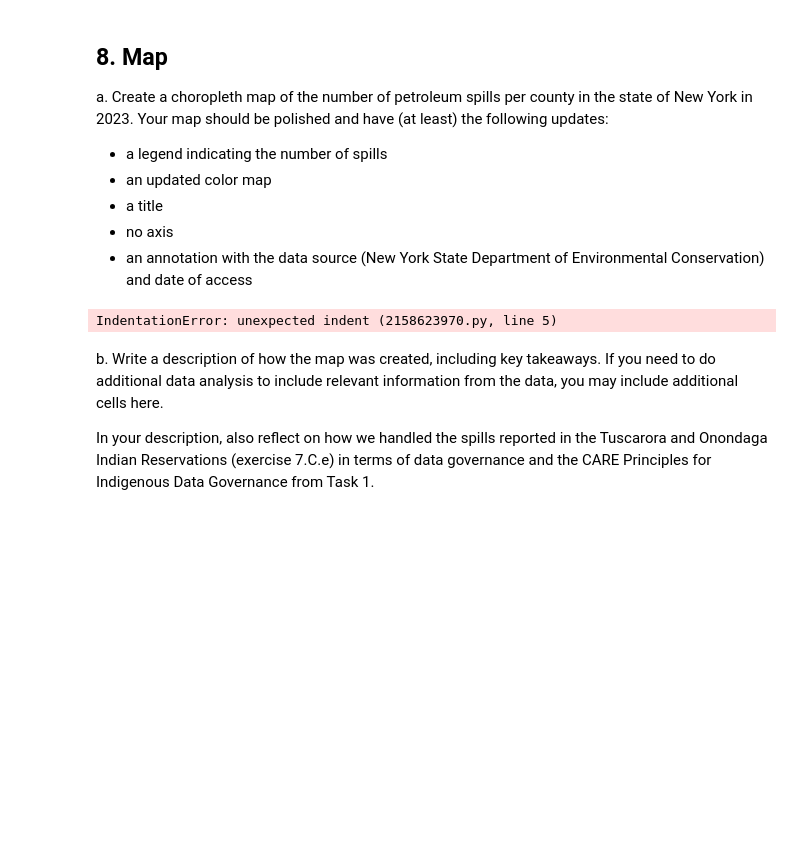
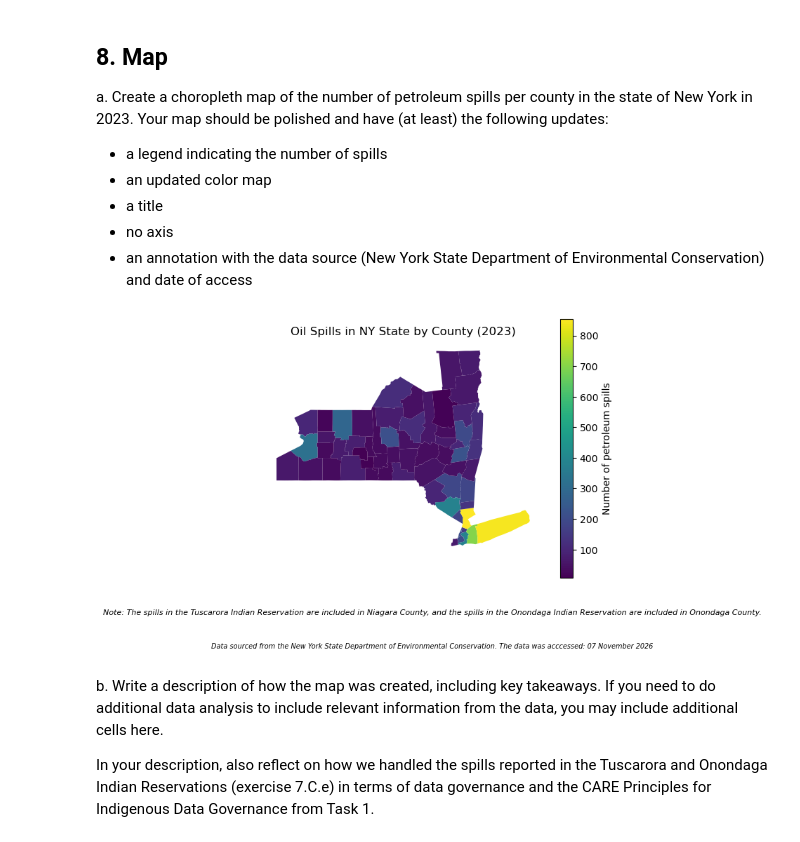
Before and after one commit to nberry18/eds220-hwk3, a Jupyter notebook: hwk3-task2-spills.ipynb, the cells around one changed output. Cells and saved outputs as stored; diff of their text form; code cells hidden in the pictures; blank space fills up the shorter version.

```diff
--- a/hwk3-task2-spills.ipynb
+++ b/hwk3-task2-spills.ipynb
@@ -681,30 +549,28 @@ Your map should be polished and have (at least) the following updates:
 # %%
 fig, ax = plt.subplots()
 
 #Create a choropleth map of ny_spills
 
 ny_spills.plot(ax = ax,
                    column = 'n_spills', # this parameter indicates which column to color by
                     legend = True,
                     legend_kwds = {'label': 'Number of petroleum spills'},
                     cmap = 'viridis'
                     )
 
 ax.axis('off')
 
-ax.set_title('Oil Spill Incidents in NY State by County (2023)', fontsize = 13)
+ax.set_title('Oil Spills in NY State by County (2023)', fontsize = 12)
 
-plt.figtext(0.5, 0.0, 'Note: Spills on the Tuscarora Indian Reservation are included in Niagara County, and \n'
-    'spills on the Onondaga Indian Reservation are included in Onondaga County.',
-    ha = 'center', fontsize = 9, style = 'italic')
-
-    plt.figtext(0.5, -0.10, 'Data sourced from the New York State Department of Environmental Conservation.\n'
-    'Data acccessed: 02 November 2026',
+plt.figtext(0.5, 0.0, 'Note: The spills in the Tuscarora Indian Reservation are included in Niagara County, and the spills in the Onondaga Indian Reservation are included in Onondaga County.',
     ha = 'center', fontsize = 8, style = 'italic')
 
+plt.figtext(0.5, -0.10, 'Data sourced from the New York State Department of Environmental Conservation. The data was acccessed: 07 November 2026',
+    ha = 'center', fontsize = 7, style = 'italic')
+
 plt.show()
 # %% [output]
-IndentationError: unexpected indent (2158623970.py, line 5)
+[figure, added]
 # %% [markdown]
 b. Write a description of how the map was created, including key takeaways. If you need to do additional data analysis to include relevant information from the data, you may include additional cells here.
 
```
Also changed, not shown: parts of 28 cells of this notebook.
